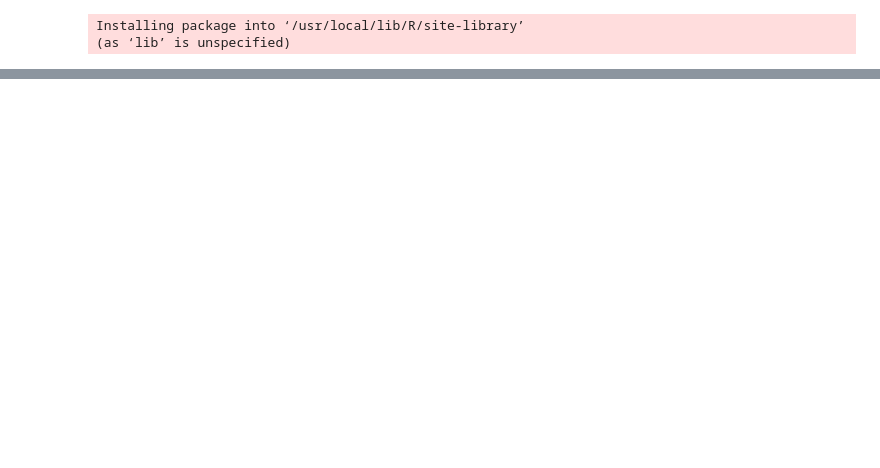
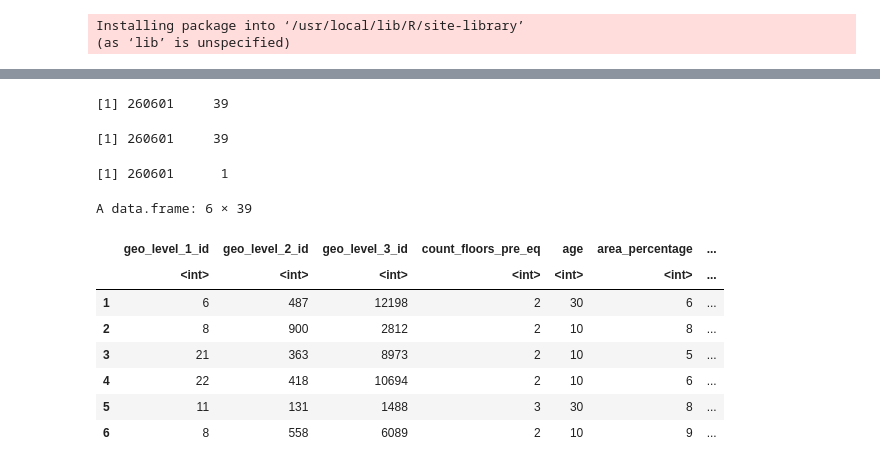
Before and after one commit to cedric-bit/MLP, a Jupyter notebook: LEDKDC.ipynb, the cells around one changed output, grey strips where cells are left out. Saved outputs shown, nothing was run; the diff lists cells and outputs as text; code cells hidden in the pictures; blank space fills up the shorter version.

```diff
--- a/LEDKDC.ipynb
+++ b/LEDKDC.ipynb
@@ -243,0 +255,22 @@ summary(test.features)
+# %%
+#  fragile_building
+train_features$fragile_building <- 0
+# for loop
+for (i in 1:nrow(train_features)) {
+  if (train_features[i, "has_superstructure_adobe_mud"] == 1 |
+      train_features[i, "has_superstructure_mud_mortar_stone"] == 1 |
+      train_features[i, "has_superstructure_mud_mortar_brick"] == 1) {
+    train_features[i, "fragile_building"] <- 1
+  }
+}
+
+#
+test_features$fragile_building <- 0
+
+for (i in 1:nrow(test_features)) {
+  if (test_features[i, "has_superstructure_adobe_mud"] == 1 |
+      test_features[i, "has_superstructure_mud_mortar_stone"] == 1 |
+      test_features[i, "has_superstructure_mud_mortar_brick"] == 1) {
+      test_features[i, "fragile_building"] <- 1
+  }
+}
@@ -243,0 +303,24 @@ summary(test.features)
+# %%
+# Rove building_id in train_data and test_data
+train_data <- subset(train_features, select = -building_id)
+test_data <- subset(train_features, select = -building_id)
+train_labels<- subset(train_labels, select = -building_id)
+dim(train_data)
+dim(test_data)
+dim(train_labels)
+# %% [output]
+[1] 260601     39
+[1] 260601     39
+[1] 260601      1
+# %%
+head(train_data)
+# %% [output]
+A data.frame: 6 × 39
+|  | geo_level_1_id | geo_level_2_id | geo_level_3_id | count_floors_pre_eq | age | area_percentage | ... |
+|  | <int> | <int> | <int> | <int> | <int> | <int> | ... |
+| 1 | 6 | 487 | 12198 | 2 | 30 | 6 | ... |
+| 2 | 8 | 900 | 2812 | 2 | 10 | 8 | ... |
+| 3 | 21 | 363 | 8973 | 2 | 10 | 5 | ... |
+| 4 | 22 | 418 | 10694 | 2 | 10 | 6 | ... |
+| 5 | 11 | 131 | 1488 | 3 | 30 | 8 | ... |
+| 6 | 8 | 558 | 6089 | 2 | 10 | 9 | ... |
```
Also changed, not shown: parts of 47 cells of this notebook.
